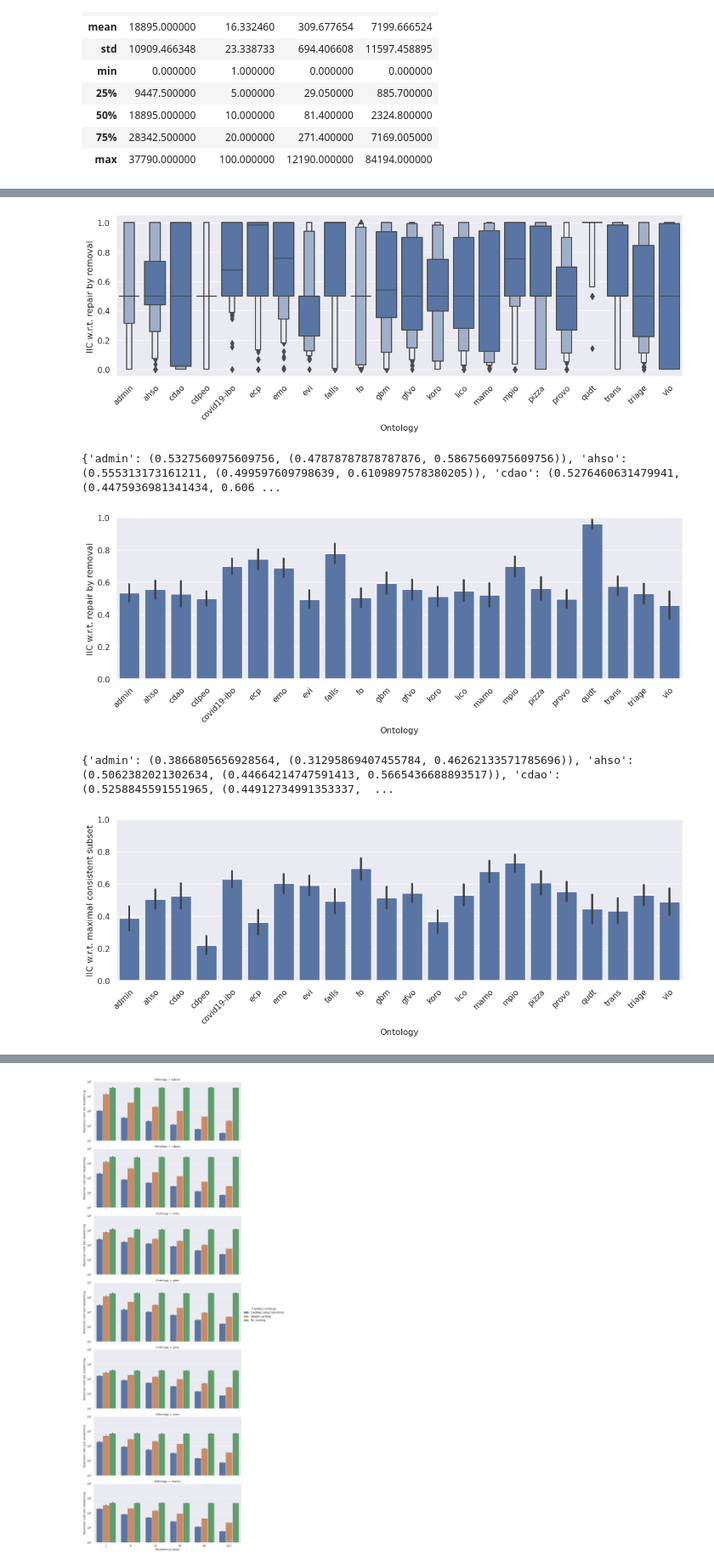
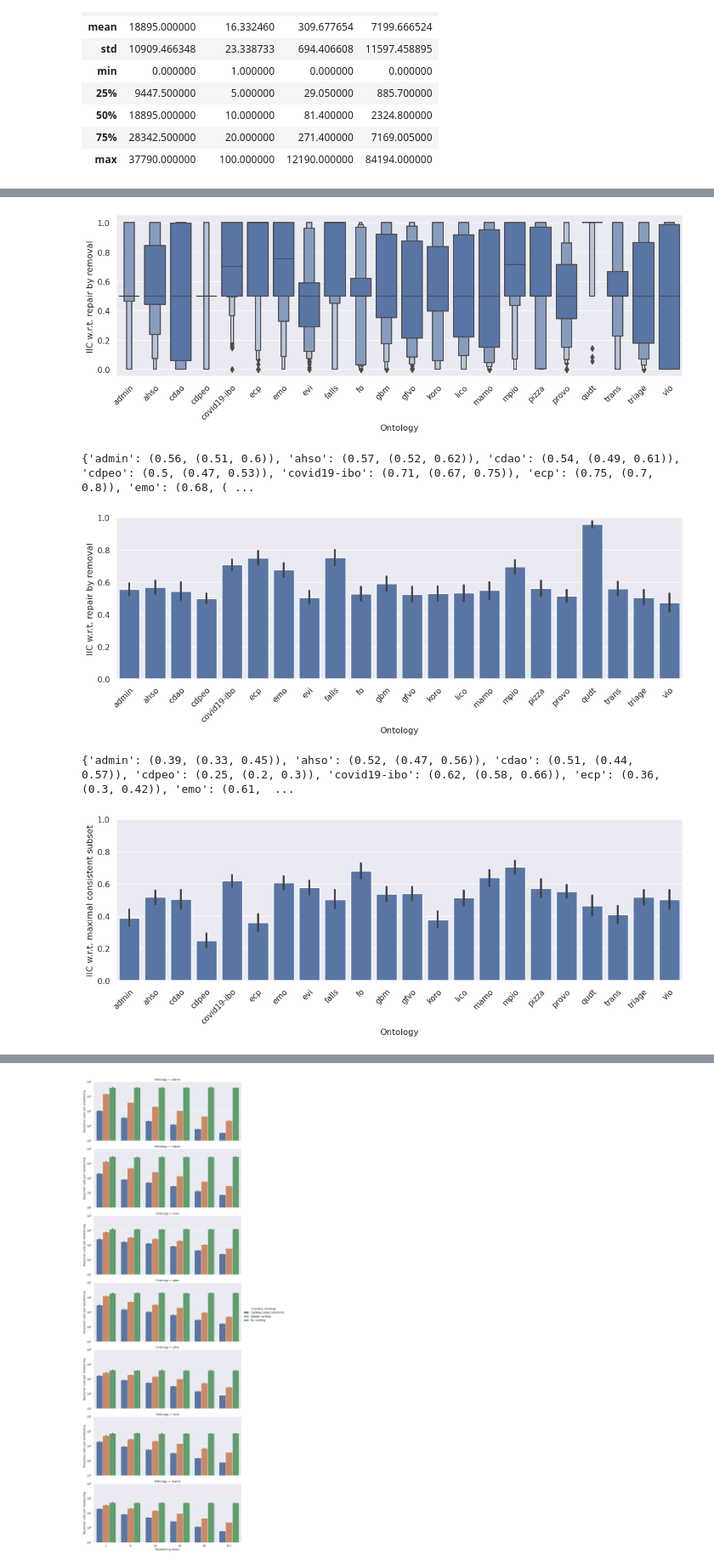
Before and after one commit to rolandbernard/paper-axiom-weakening, a Jupyter notebook: experiments/scripts/explore.ipynb, the cells around one changed output, grey strips where cells are left out. Shown at 85% size. Cells and saved outputs as stored; diff of their text form; code cells hidden in the pictures.

```diff
--- a/experiments/scripts/explore.ipynb
+++ b/experiments/scripts/explore.ipynb
@@ -51,9 +49,17 @@ repair_data['Repair time [ms]'] = repair_data['time']
 repair_data['Reasoner calls'] = repair_data['calls']
 repair_data['IIC w.r.t. maximal consistent subset'] = repair_data['iic_mcs']
 repair_data['IIC w.r.t. repair by removal'] = repair_data['iic_remove']
-repair_data['Inferred class hierarchy size (weakening)'] = repair_data['inf_weakening']
-repair_data['Inferred class hierarchy size (mcs)'] = repair_data['inf_mcs']
-repair_data['Inferred class hierarchy size (removal)'] = repair_data['inf_remove']
+repair_data['Inferred (weakening)'] = repair_data['inf_weakening']
+repair_data['Inferred (MCS)'] = repair_data['inf_mcs']
+repair_data['Inferred (removal)'] = repair_data['inf_remove']
+repair_data['Weakening steps v2'] = repair_data['steps_enhance']
+repair_data['Repair time [ms] v2'] = repair_data['time_enhance']
+repair_data['Reasoner calls v2'] = repair_data['calls_enhance']
+repair_data['Inferred (weakening v2)'] = repair_data['inf_enhance']
+repair_data['v2 IIC w.r.t. maximal consistent subset'] = repair_data['iic_enhance_mcs']
+repair_data['v2 IIC w.r.t. repair by removal'] = repair_data['iic_enhance_remove']
+repair_data['v2 IIC w.r.t. weakening'] = repair_data['iic_enhance_weaken']
+repair_data['MCS IIC w.r.t. removal'] = repair_data['iic_mcs_remove']
 # %%
 cache_data.info()
 cache_data.describe()
@@ -97,35 +113,35 @@ sns.catplot(data=repair_data, kind='boxen', x='Ontology',
 plt.xticks(rotation=45, ha='right', rotation_mode='anchor')
 plt.savefig('../../figures/iic-remove-ontology-violin.png', dpi=100, bbox_inches = "tight")
 # %% [output]
-[figure, old version]
+[figure, new version]
 # %%
 order = np.unique(repair_data['Ontology'])
 facet = sns.catplot(data=repair_data, kind='bar', x='Ontology',
-                    y='IIC w.r.t. repair by removal', height=4, aspect=3, color='b', order=order, n_boot=50_000, seed=10)
+                    y='IIC w.r.t. repair by removal', height=4, aspect=3, color='b', order=order, n_boot=5_000, seed=10)
 plt.xticks(rotation=45, ha='right', rotation_mode='anchor')
 plt.ylim((0, 1))
 plt.savefig('../../figures/iic-remove-ontology-bar.png', dpi=100, bbox_inches = "tight")
-lower = [line.get_ydata().min() for line in facet.ax.lines]
-upper = [line.get_ydata().max() for line in facet.ax.lines]
-print({order[i]: (repair_data[repair_data['Ontology'] == order[i]]
-      ['iic_remove'].mean(), ci) for i, ci in enumerate(zip(lower, upper))})
+lower = [round(line.get_ydata().min() - 0.005, 2) for line in facet.ax.lines]
+upper = [round(line.get_ydata().max() + 0.005, 2) for line in facet.ax.lines]
+print({order[i]: (round(repair_data[repair_data['Ontology'] == order[i]]
+      ['iic_remove'].mean(), 2), ci) for i, ci in enumerate(zip(lower, upper))})
 # %% [output]
-{'admin': (0.5327560975609756, (0.47878787878787876, 0.5867560975609756)), 'ahso': (0.555313173161211, (0.499597609798639, 0.6109897578380205)), 'cdao': (0.5276460631479941, (0.4475936981341434, 0.606 ...
+{'admin': (0.56, (0.51, 0.6)), 'ahso': (0.57, (0.52, 0.62)), 'cdao': (0.54, (0.49, 0.61)), 'cdpeo': (0.5, (0.47, 0.53)), 'covid19-ibo': (0.71, (0.67, 0.75)), 'ecp': (0.75, (0.7, 0.8)), 'emo': (0.68, ( ...
-[figure, old version]
+[figure, new version]
 # %%
 order = np.unique(repair_data['Ontology'])
 facet = sns.catplot(data=repair_data, kind='bar', x='Ontology',
-                    y='IIC w.r.t. maximal consistent subset', height=4, aspect=3, color='b', order=order, n_boot=50_000, seed=10)
+                    y='IIC w.r.t. maximal consistent subset', height=4, aspect=3, color='b', order=order, n_boot=5_000, seed=10)
 plt.xticks(rotation=45, ha='right', rotation_mode='anchor')
 plt.ylim((0, 1))
 plt.savefig('../../figures/iic-mcs-ontology-bar.png', dpi=100, bbox_inches = "tight")
-lower = [line.get_ydata().min() for line in facet.ax.lines]
-upper = [line.get_ydata().max() for line in facet.ax.lines]
-print({order[i]: (repair_data[repair_data['Ontology'] == order[i]]
-      ['iic_mcs'].mean(), ci) for i, ci in enumerate(zip(lower, upper))})
+lower = [round(line.get_ydata().min() - 0.005, 2) for line in facet.ax.lines]
+upper = [round(line.get_ydata().max() + 0.005, 2) for line in facet.ax.lines]
+print({order[i]: (round(repair_data[repair_data['Ontology'] == order[i]]
+      ['iic_mcs'].mean(), 2), ci) for i, ci in enumerate(zip(lower, upper))})
 # %% [output]
-{'admin': (0.3866805656928564, (0.31295869407455784, 0.46262133571785696)), 'ahso': (0.5062382021302634, (0.44664214747591413, 0.5665436688893517)), 'cdao': (0.5258845591551965, (0.44912734991353337,  ...
+{'admin': (0.39, (0.33, 0.45)), 'ahso': (0.52, (0.47, 0.56)), 'cdao': (0.51, (0.44, 0.57)), 'cdpeo': (0.25, (0.2, 0.3)), 'covid19-ibo': (0.62, (0.58, 0.66)), 'ecp': (0.36, (0.3, 0.42)), 'emo': (0.61,  ...
-[figure, old version]
+[figure, new version]
 # %%
 order = np.unique(repair_data['Ontology'])
 sns.catplot(data=repair_data, kind='boxen', x='Ontology',
```
Also changed, not shown: parts of 30 cells of this notebook, 33 other files.
